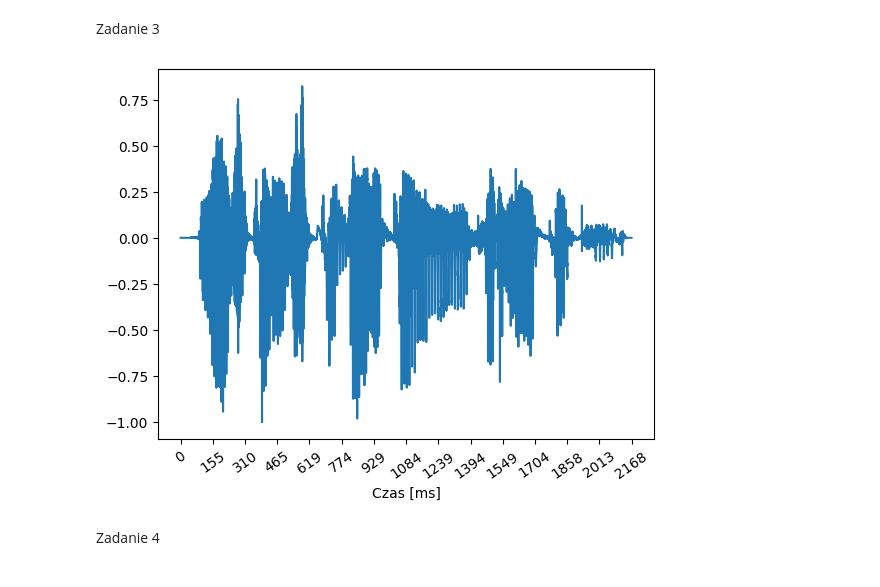
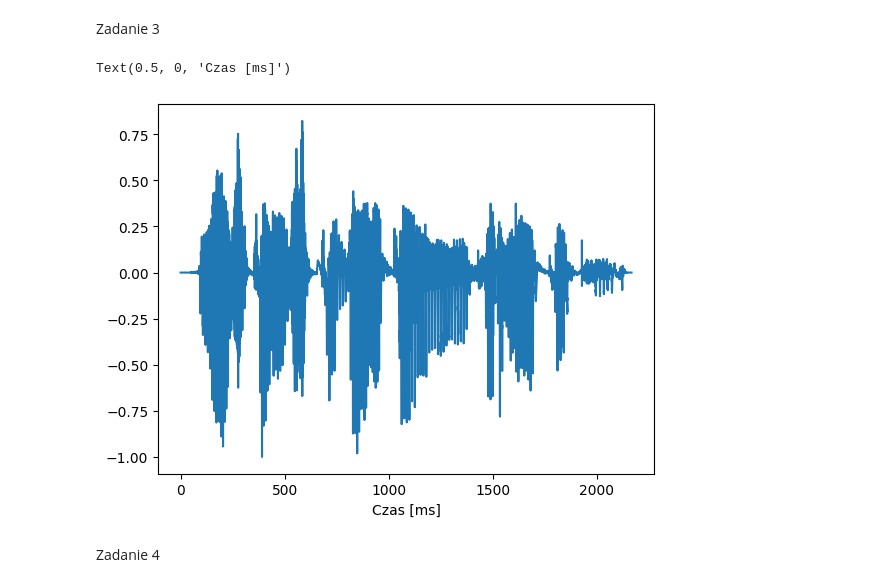
Before and after one commit to szvbvtk/Przetwarzanie_i_analiza_danych, a Jupyter notebook: lab_9.ipynb, the cells around one changed output. Drawn from its saved outputs; the diff is of its cells as text; code cells hidden in the pictures.

```diff
--- a/lab_9.ipynb
+++ b/lab_9.ipynb
@@ -23,17 +24,18 @@ Zadanie 3
 # %%
 # sygnal_mono_lewy = s[:, 0] # jeśli stereo
 # s = sygnal_mono_lewy
 s /= np.max(np.abs(s)) # jeśli nie jest znormalizowany
 
 czas_ms = len(s) / fs * 1000
 
 x = np.linspace(0, czas_ms, len(s))
 
 plt.plot(x, s);
 plt.xlabel('Czas [ms]')
-plt.xticks(np.linspace(0, czas_ms, 15), rotation=35);
+# plt.xticks(np.linspace(0, czas_ms, 15), rotation=35);
 # %% [output]
+Text(0.5, 0, 'Czas [ms]')
-[figure, old version]
+[figure, new version]
 # %% [markdown]
 Zadanie 4
 # %% [markdown]
```
Also changed, not shown: parts of 7 cells of this notebook.
